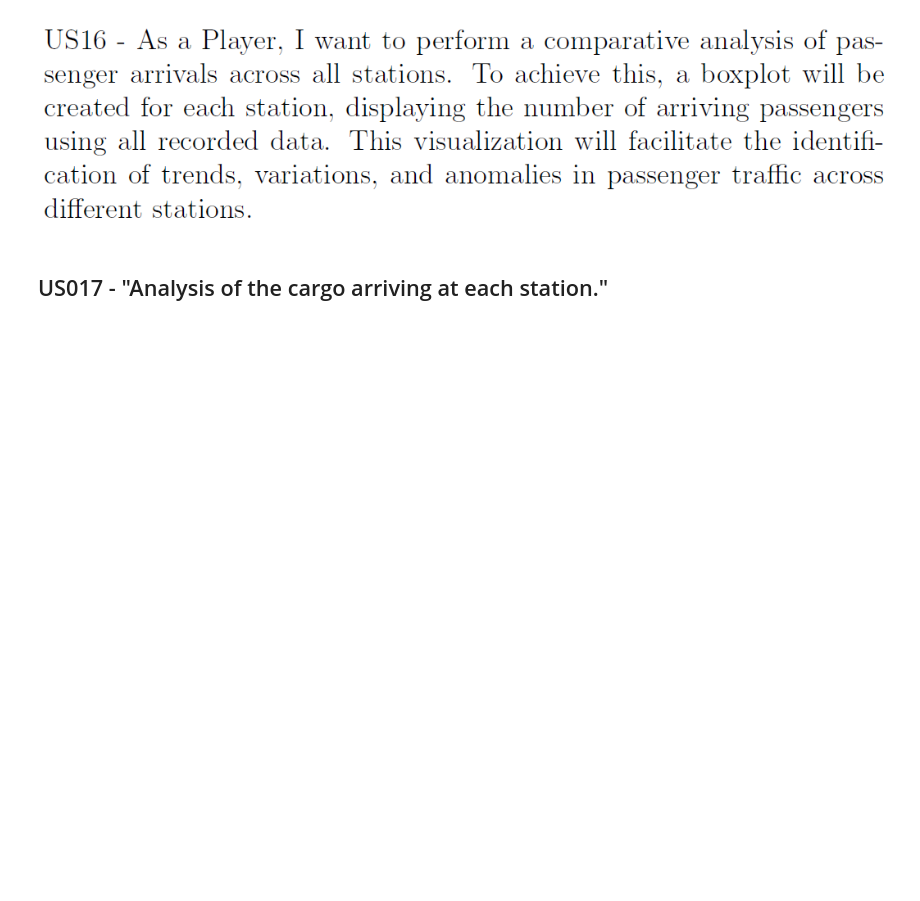
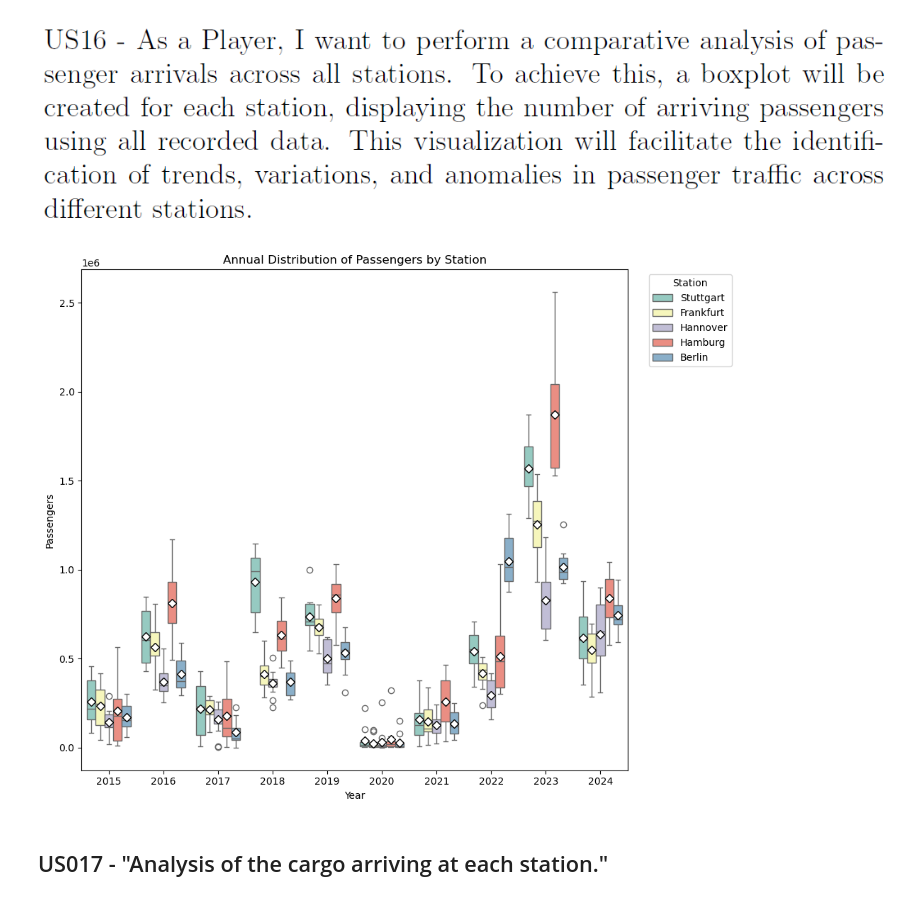
Before and after one commit to ivasduarte/all-aboard, a Jupyter notebook: stats/sprint2/IntegrativeProjectNotebook.ipynb, the cells around one changed output. Cells and saved outputs as stored; diff of their text form; code cells hidden in the pictures; blank space fills up the shorter version.

```diff
--- a/stats/sprint2/IntegrativeProjectNotebook.ipynb
+++ b/stats/sprint2/IntegrativeProjectNotebook.ipynb
@@ -87,6 +87,32 @@ else:
 ## US016 - "Comparative analysis of passenger arrivals across all stations."
 # %% [markdown]
 ![image.png](attachment:2d2f9c3e-057e-497f-b777-0b94c0c9273a.png)
+# %%
+import pandas as pd
+import seaborn as sns
+import matplotlib.pyplot as plt
+
+# Lê os dados
+data = pd.read_csv('C:/Users/Proprietário/Downloads/Stations_Data.csv', sep=';', decimal=',')
+
+# Boxplot: Passengers por Year, com hue=Station
+plt.figure(figsize=(10, 8))
+sns.boxplot(
+    x='Year',
+    y='Passengers',
+    hue='Station',
+    data=data,
+    palette='Set3',
+    showmeans=True,
+    meanprops={'marker':'D', 'markerfacecolor':'white', 'markeredgecolor':'black'}
+)
+plt.title('Annual Distribution of Passengers by Station')
+plt.xlabel('Year')
+plt.ylabel('Passengers')
+plt.legend(title='Station', bbox_to_anchor=(1.20, 1))
+plt.tight_layout()
+# %% [output]
+[figure, added]
 # %% [markdown]
 ## US017 - "Analysis of the cargo arriving at each station."
 # %% [markdown]
```
